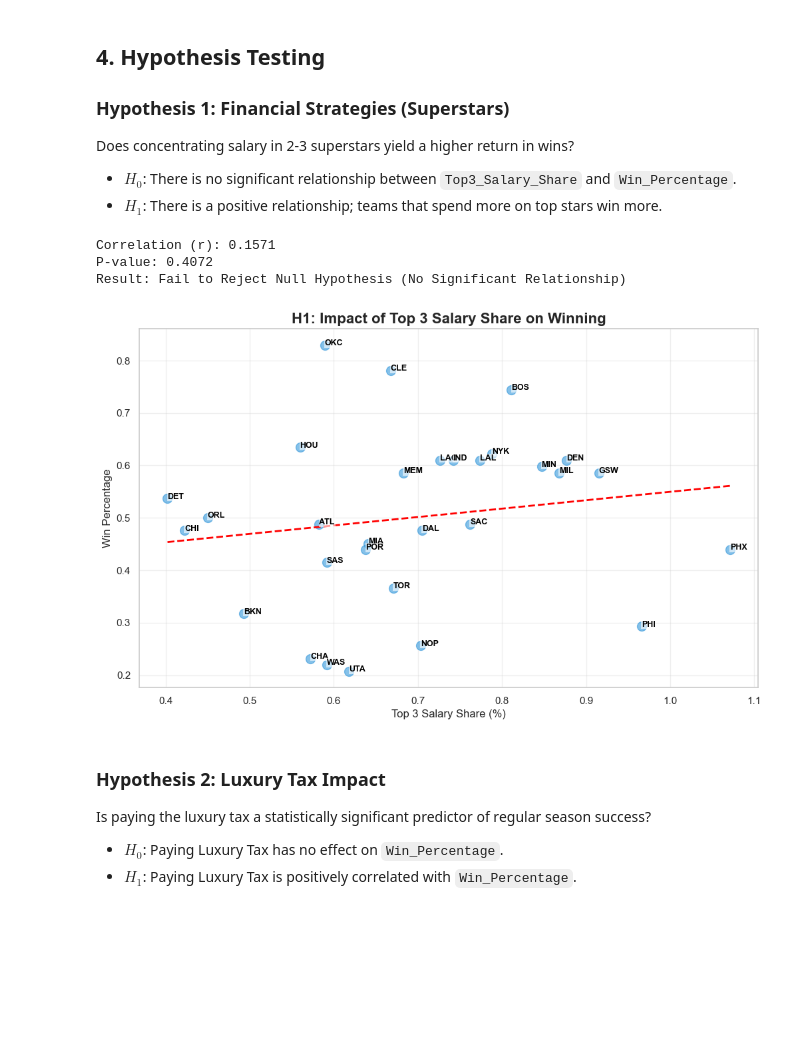
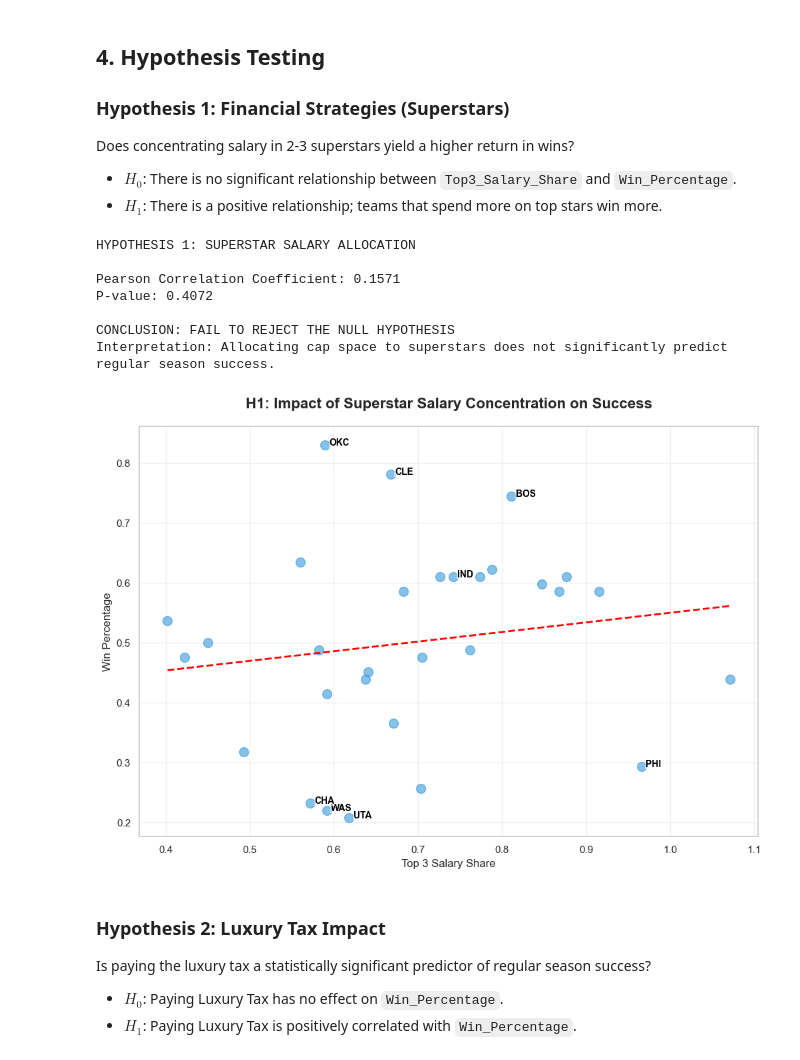
Before and after one commit to akoo57/DSA210_Akif, a Jupyter notebook: dsa.ipynb, the cells around one changed output. Drawn from its saved outputs; the diff is of its cells as text; code cells hidden in the pictures; blank space fills up the shorter version.

```diff
--- a/dsa.ipynb
+++ b/dsa.ipynb
@@ -118,22 +118,50 @@ Does concentrating salary in 2-3 superstars yield a higher return in wins?
 # %%
 r, p = stats.pearsonr(df['Top3_Salary_Share'], df['Win_Percentage'])
 
-print(f"Correlation (r): {r:.4f}")
+print("HYPOTHESIS 1: SUPERSTAR SALARY ALLOCATION")
+print("")
+print(f"Pearson Correlation Coefficient: {r:.4f}")
 print(f"P-value: {p:.4f}")
+print("")
 
 if p < 0.05:
-    print("Result: Reject Null Hypothesis (Significant Relationship)")
+    print("CONCLUSION: REJECT THE NULL HYPOTHESIS")
+    print("Interpretation: There is a statistically significant correlation between top 3 salary share and winning.")
 else:
-    print("Result: Fail to Reject Null Hypothesis (No Significant Relationship)")
+    print("CONCLUSION: FAIL TO REJECT THE NULL HYPOTHESIS")
+    print("Interpretation: Allocating cap space to superstars does not significantly predict regular season success.")
 
-plot_hypothesis_scatter(df, 'Top3_Salary_Share', 'Win_Percentage',
-                        "H1: Impact of Top 3 Salary Share on Winning",
-                        "Top 3 Salary Share (%)")
+
+plt.figure(figsize=(12, 8))
+
+sns.regplot(data=df, x='Top3_Salary_Share', y='Win_Percentage', ci=None,
+            scatter_kws={'s':100, 'alpha':0.6, 'color':'#3498db'},
+            line_kws={'color':'red', 'ls':'--', 'lw':2})
+
+df_sorted = df.sort_values('Win_Percentage')
+labels = pd.concat([df_sorted.head(3), df_sorted.tail(3), df_sorted.sample(2)])
+
+for i in range(len(labels)):
+    plt.text(x=labels['Top3_Salary_Share'].iloc[i]+0.005,
+             y=labels['Win_Percentage'].iloc[i],
+             s=labels['Team'].iloc[i],
+             fontdict=dict(color='black', size=10, weight='bold'),
+             bbox=dict(facecolor='white', alpha=0.5, edgecolor='none', pad=0.5))
+
+plt.title("H1: Impact of Superstar Salary Concentration on Success", fontsize=16, fontweight='bold', pad=20)
+plt.xlabel("Top 3 Salary Share", fontsize=12)
+plt.ylabel("Win Percentage", fontsize=12)
+plt.grid(True, alpha=0.3)
+plt.show()
 # %% [output]
-Correlation (r): 0.1571
+HYPOTHESIS 1: SUPERSTAR SALARY ALLOCATION
+
+Pearson Correlation Coefficient: 0.1571
 P-value: 0.4072
-Result: Fail to Reject Null Hypothesis (No Significant Relationship)
+
+CONCLUSION: FAIL TO REJECT THE NULL HYPOTHESIS
+Interpretation: Allocating cap space to superstars does not significantly predict regular season success.
-[figure, old version]
+[figure, new version]
 # %% [markdown]
 ### Hypothesis 2: Luxury Tax Impact
 Is paying the luxury tax a statistically significant predictor of regular season success?
```
Also changed, not shown: parts of 6 cells of this notebook.
